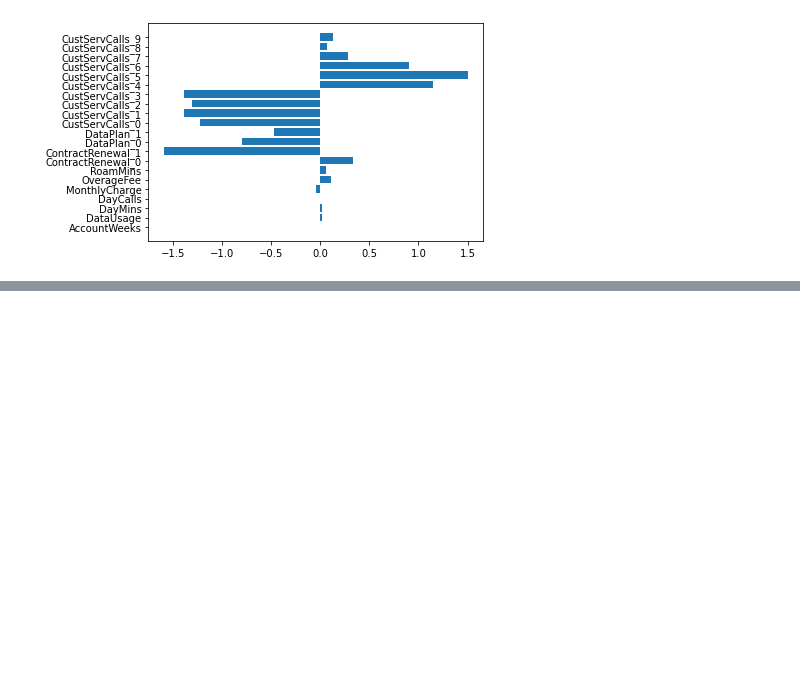
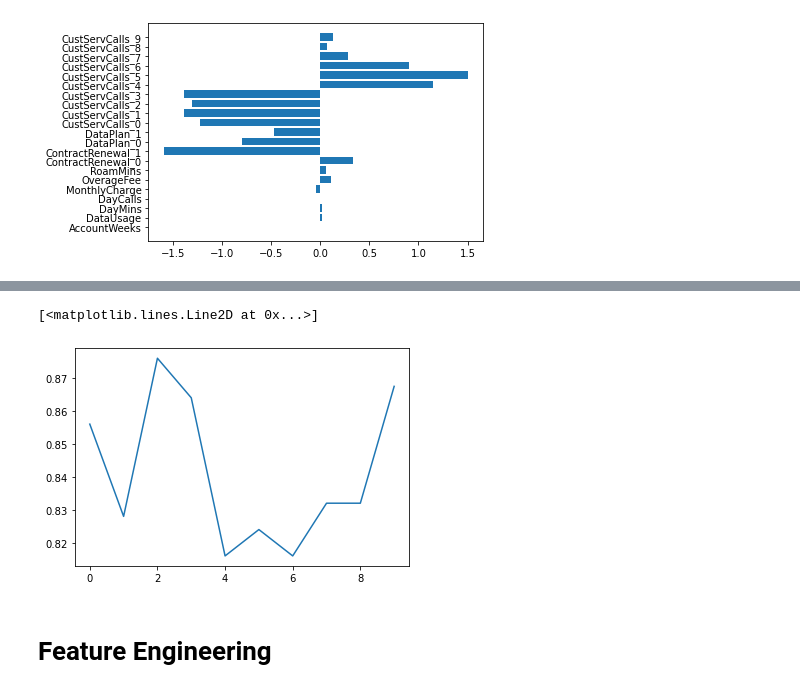
Before and after one commit to Gunnvant/case_study_ideas, a Jupyter notebook: churn_analysis_solv/Churn Analysis.ipynb, the cells around one changed output, grey strips where cells are left out. Drawn from its saved outputs; the diff is of its cells as text; code cells hidden in the pictures; blank space fills up the shorter version.

Commit message:
Added Main Solution, model deployment remaining

```diff
--- a/churn_analysis_solv/Churn Analysis.ipynb
+++ b/churn_analysis_solv/Churn Analysis.ipynb
@@ -379,0 +414,6 @@ plt.show()
+# %%
+import warnings
+warnings.filterwarnings('ignore')
+
+from sklearn.model_selection import cross_val_score
+scores = cross_val_score(clf, X_train, y_train, cv=10)
@@ -379,0 +425,7 @@ plt.show()
+# %%
+plt.plot(scores)
+# %% [output]
+[<matplotlib.lines.Line2D at 0x...>]
+[figure, added]
+# %% [markdown]
+# Feature Engineering
```
Also changed, not shown: parts of 44 cells of this notebook, 1 other file.
